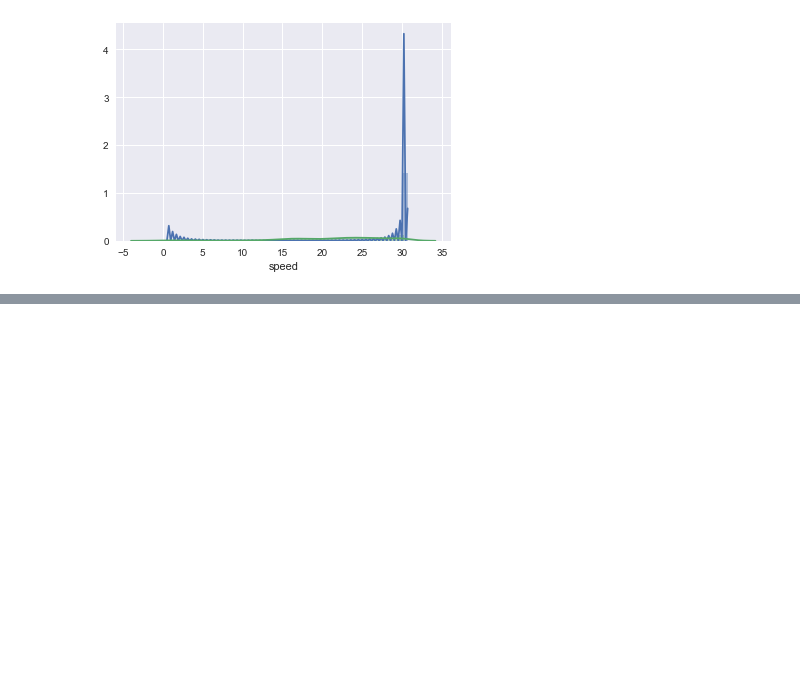
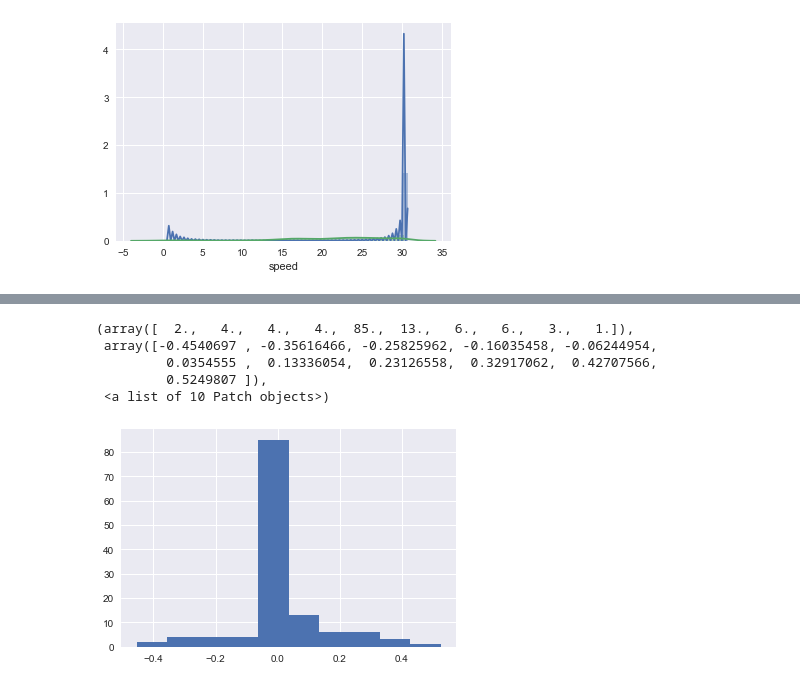
Before and after one commit to suryasumukh/CarND-Behavioral-Cloning-P3, a Jupyter notebook: notebooks/exploration.ipynb, the cells around one changed output, grey strips where cells are left out. Saved outputs shown, nothing was run; the diff lists cells and outputs as text; code cells hidden in the pictures; blank space fills up the shorter version.

```diff
--- a/notebooks/exploration.ipynb
+++ b/notebooks/exploration.ipynb
@@ -81,0 +140,10 @@ sns.distplot(test_run['speed'])
+# %%
+rsmpl = np.random.choice(angles, 128, keep_prob)
+plt.hist(rsmpl)
+# %% [output]
+(array([  2.,   4.,   4.,   4.,  85.,  13.,   6.,   6.,   3.,   1.]),
+ array([-0.4540697 , -0.35616466, -0.25825962, -0.16035458, -0.06244954,
+         0.0354555 ,  0.13336054,  0.23126558,  0.32917062,  0.42707566,
+         0.5249807 ]),
+ <a list of 10 Patch objects>)
+[figure, added]
```
Also changed, not shown: parts of 17 cells of this notebook, 2 other files.
